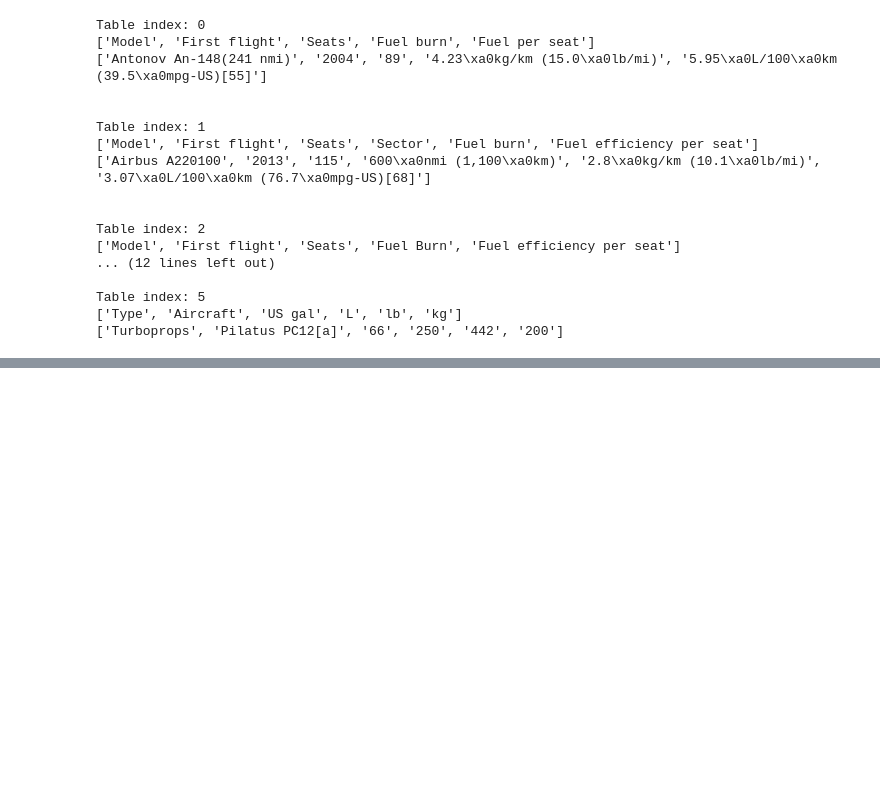
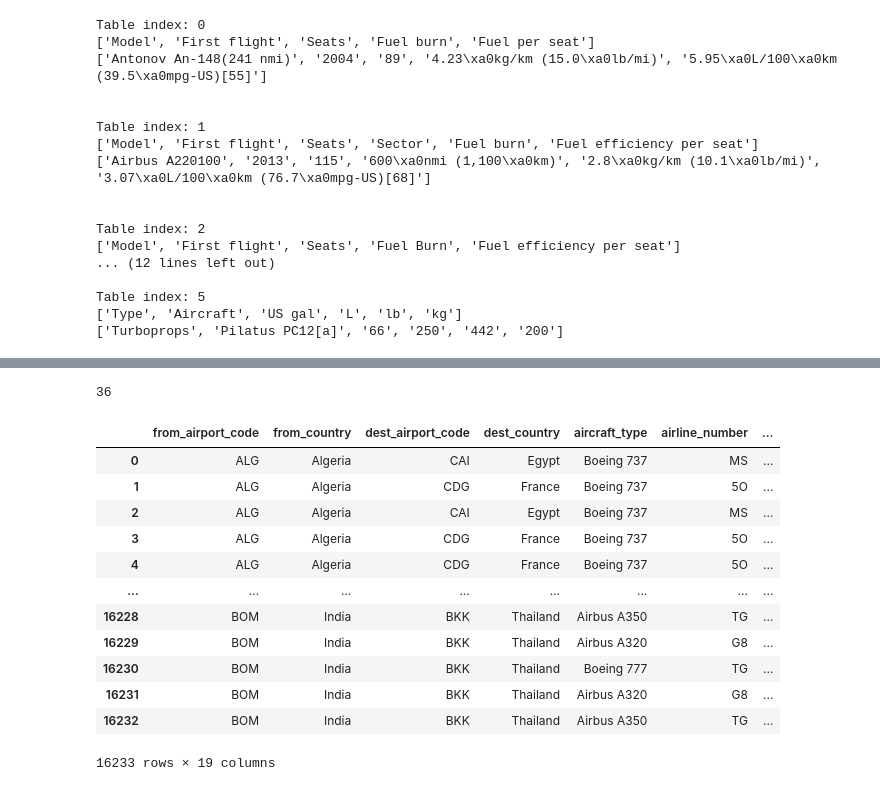
Before and after one commit to Josepdmo/Sky_Track_Project, a Jupyter notebook: Main.ipynb, the cells around one changed output, grey strips where cells are left out. Saved outputs shown, nothing was run; the diff lists cells and outputs as text; code cells hidden in the pictures; blank space fills up the shorter version.

```diff
--- a/Main.ipynb
+++ b/Main.ipynb
@@ -836,6 +728,29 @@ Series.__getitem__ treating keys as positions is deprecated. In a future version
+# %%
+# Merge dataframes
+total_fuel_consumption_df = pd.concat([short_haul_df, medium_haul_df, long_haul_df, regional_flights_df], ignore_index=True)
+#total_fuel_consumption_df = total_fuel_consumption_df.groupby('aircraft_type', as_index=False)['fuel_burn'].mean()
+display(total_fuel_consumption_df)
+# %%
+df.aircraft_type.nunique()
+# %% [output]
+36
 # %%
-merged_df_fuel = pd.merge(df, fuel_consumption_df, on='aircraft_type', how="left" )
+merged_df_fuel = pd.merge(df, total_fuel_consumption_df, on='aircraft_type', how="left" )
 merged_df_fuel.drop(columns=([]))
+# %% [output]
+|  | from_airport_code | from_country | dest_airport_code | dest_country | aircraft_type | airline_number | ... |
+| 0 | ALG | Algeria | CAI | Egypt | Boeing 737 | MS | ... |
+| 1 | ALG | Algeria | CDG | France | Boeing 737 | 5O | ... |
+| 2 | ALG | Algeria | CAI | Egypt | Boeing 737 | MS | ... |
+| 3 | ALG | Algeria | CDG | France | Boeing 737 | 5O | ... |
+| 4 | ALG | Algeria | CDG | France | Boeing 737 | 5O | ... |
+| ... | ... | ... | ... | ... | ... | ... | ... |
+| 16228 | BOM | India | BKK | Thailand | Airbus A350 | TG | ... |
+| 16229 | BOM | India | BKK | Thailand | Airbus A320 | G8 | ... |
+| 16230 | BOM | India | BKK | Thailand | Boeing 777 | TG | ... |
+| 16231 | BOM | India | BKK | Thailand | Airbus A320 | G8 | ... |
+| 16232 | BOM | India | BKK | Thailand | Airbus A350 | TG | ... |
+16233 rows × 19 columns
 # %%
 merged_df_fuel.isnull().sum()
 # %%
```
Also changed, not shown: parts of 13 cells of this notebook.
